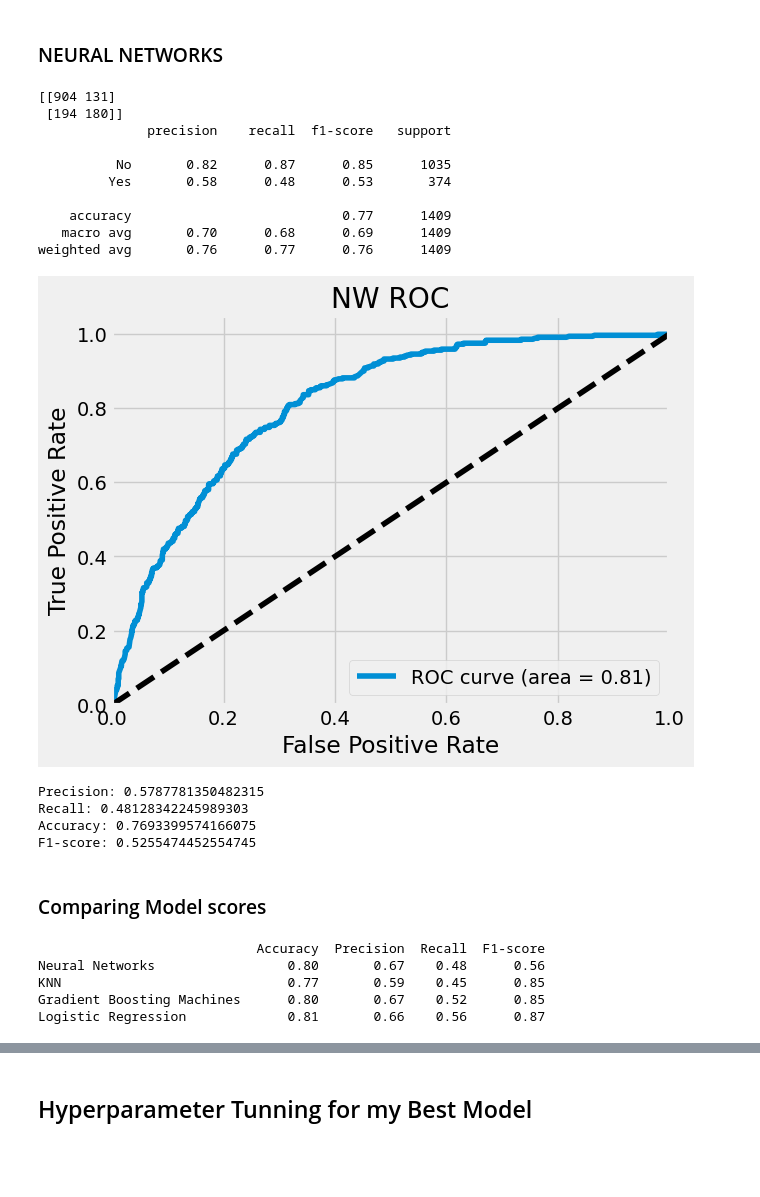
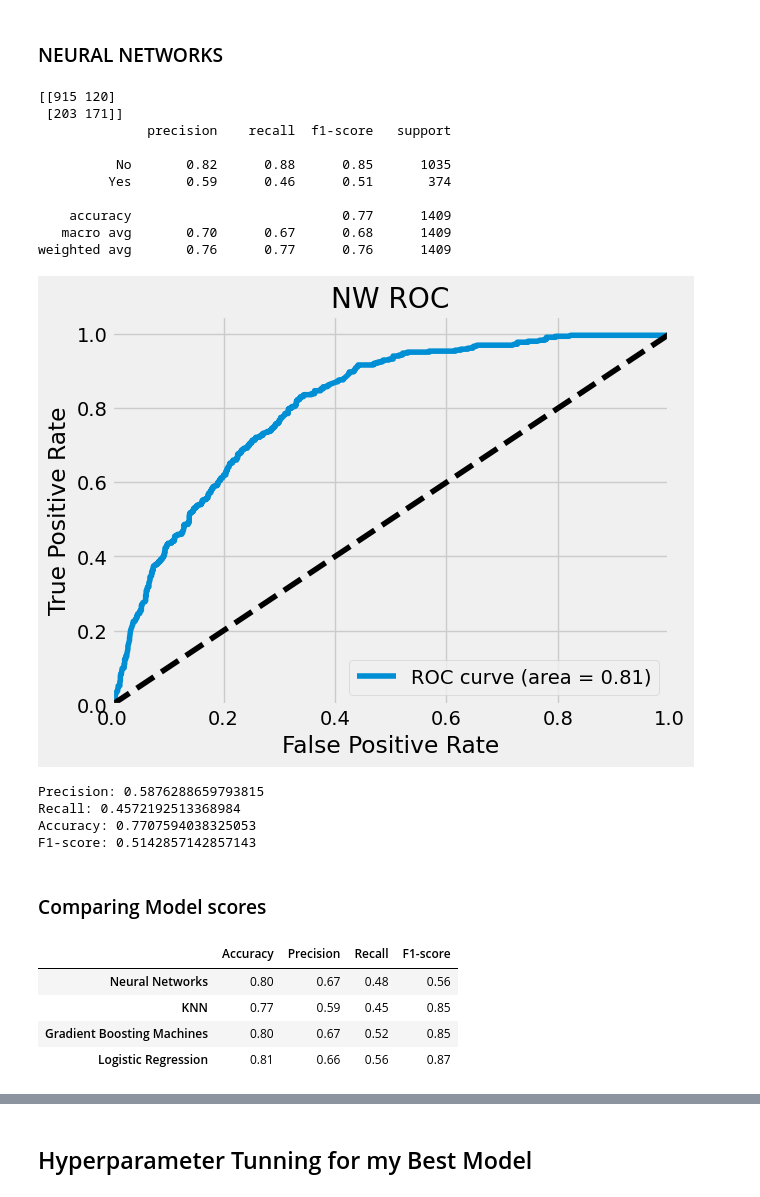
Before and after one commit to elvis-darko/Training-and-Apprenticeship-Portfolio-Projects, a Jupyter notebook: TELCO-CUSTOMER-CHURN/TELECOMMUNICATION-CUSTOMER-CHURN.ipynb, the cells around one changed output, grey strips where cells are left out. Drawn from its saved outputs; the diff is of its cells as text; code cells hidden in the pictures; blank space fills up the shorter version.

```diff
--- a/TELCO-CUSTOMER-CHURN/TELECOMMUNICATION-CUSTOMER-CHURN.ipynb
+++ b/TELCO-CUSTOMER-CHURN/TELECOMMUNICATION-CUSTOMER-CHURN.ipynb
@@ -658,12 +715,11 @@ dtype: int64
 # %% [markdown]
 ### New Features Creation
 # %%
-X_train['total_charges_per_month'] = X_train['TotalCharges'] / X_train['tenure']
-X_test['total_charges_per_month'] = X_test['TotalCharges'] / X_test['tenure']
+X_train['total_charges_per_tenure'] = X_train['TotalCharges'] / X_train['tenure']
+X_eval['total_charges_per_tenure'] = X_eval['TotalCharges'] / X_eval['tenure']
 # %% [markdown]
 ### Features Encoding
 # %%
-
 # Define the columns to be ordinal encoded
 ordinal_cols = ['gender', 'Partner', 'Dependents', 'PhoneService',
                   'MultipleLines', 'InternetService', 'OnlineSecurity',
@@ -671,14 +727,17 @@ ordinal_cols = ['gender', 'Partner', 'Dependents', 'PhoneService',
                   'StreamingTV', 'StreamingMovies', 'Contract',
                   'PaperlessBilling', 'PaymentMethod', 'num_services','is_month_to_month']
 
+
 # Initialize the ordinal encoder
 ordinal_encoder = OrdinalEncoder()
+
 
 # Fit and transform the training set
 X_train = ordinal_encoder.fit_transform(X_train[ordinal_cols])
 
+
 # Transform the tst set using the fitted encoder
-X_test = ordinal_encoder.transform(X_test[ordinal_cols])
+X_eval = ordinal_encoder.transform(X_eval[ordinal_cols])
 # %%
 #X_train = pd.DataFrame(ordinal_encoder.inverse_transform(X_train), columns=ordinal_cols)
 #X_test = pd.DataFrame(ordinal_encoder.inverse_transform(X_test), columns=ordinal_cols)
@@ -692,21 +751,19 @@ scaler = StandardScaler()
 # Fit on the training data
 scaler.fit(X_train)
 
-# Apply the scaler transform to both the training and testing sets
+# Apply the scaler transform to both the training and evaling sets
 X_train_scaled = scaler.transform(X_train)
-X_test_scaled = scaler.transform(X_test)
+X_eval_scaled = scaler.transform(X_eval)
 
-
-from sklearn.impute import SimpleImputer
 
 # Create an instance of the imputer with the desired strategy
 imputer = SimpleImputer(strategy='mean')
 
-# Impute missing values in X_train and X_test
+# Impute missing values in X_train and X_eval
 X_train_imputed = imputer.fit_transform(X_train)
-X_test_imputed = imputer.transform(X_test)
+X_eval_imputed = imputer.transform(X_eval)
 X_train = X_train_imputed
-X_test = X_test_imputed
+X_eval = X_eval_imputed
 # %% [markdown]
 ### Train set Balancing
 # %%
@@ -987,65 +1045,63 @@ mlp = MLPClassifier(hidden_layer_sizes=(10,), max_iter=1000)
 # Fit the MLP model on the training dataset
 mlp.fit(X_train, y_train)
 
-# Make predictions on the test dataset
-y_pred = mlp.predict(X_test)
+# Make predictions on the eval dataset
+y_pred = mlp.predict(X_eval)
 # %%
 # Confusion matrix
-cm = confusion_matrix(y_test, y_pred)
+cm = confusion_matrix(y_eval, y_pred)
 print(cm)
 
 # Classification report
-cr = classification_report(y_test, y_pred)
+cr = classification_report(y_eval, y_pred)
 print(cr)
 
 # ROC Curve
-y_pred_prob = mlp.predict_proba(X_test)[:,1]
-fpr, tpr, thresholds = roc_curve(y_test, y_pred_prob, pos_label='Yes')
-roc_auc = roc_auc_score(y_test, y_pred_prob)
+y_pred_prob = mlp.predict_proba(X_eval)[:,1]
+fpr, tpr, thresholds = roc_curve(y_eval, y_pred_prob, pos_label='Yes')
+roc_auc = roc_auc_score(y_eval, y_pred_prob)
 plt.plot(fpr, tpr, label='ROC curve (area = %0.2f)' % roc_auc)
 plt.plot([0, 1], [0, 1], 'k--')
 plt.xlim([0.0, 1.0])
 plt.ylim([0.0, 1.05])
 plt.xlabel('False Positive Rate')
 plt.ylabel('True Positive Rate')
 plt.title('NW ROC')
 plt.legend(loc="lower right")
 plt.show()
 # %% [output]
-[[904 131]
- [194 180]]
+[[915 120]
+ [203 171]]
               precision    recall  f1-score   support
 
-          No       0.82      0.87      0.85      1035
-         Yes       0.58      0.48      0.53       374
+          No       0.82      0.88      0.85      1035
+         Yes       0.59      0.46      0.51       374
 
     accuracy                           0.77      1409
-   macro avg       0.70      0.68      0.69      1409
+   macro avg       0.70      0.67      0.68      1409
 weighted avg       0.76      0.77      0.76      1409
-[figure, old version]
+[figure, new version]
 # %%
-from sklearn.metrics import precision_score, recall_score, accuracy_score, f1_score
-
 # Calculate precision
-precision = precision_score(y_test, y_pred, pos_label='Yes')
+precision = precision_score(y_eval, y_pred, pos_label='Yes')
 
 # Calculate recall
-recall = recall_score(y_test, y_pred, pos_label='Yes')
+recall = recall_score(y_eval, y_pred, pos_label='Yes')
 
 # Calculate accuracy
-accuracy = accuracy_score(y_test, y_pred)
+accuracy = accuracy_score(y_eval, y_pred)
 
 # Calculate F1-score
-f1 = f1_score(y_test, y_pred, pos_label='Yes')
+f1 = f1_score(y_eval, y_pred, pos_label='Yes')
 print("Precision:", precision)
 print("Recall:", recall)
 print("Accuracy:", accuracy)
 print("F1-score:", f1)
 # %% [output]
-Precision: 0.5787781350482315
-Recall: 0.48128342245989303
-Accuracy: 0.7693399574166075
-F1-score: 0.5255474452554745
+Precision: 0.5876288659793815
+Recall: 0.4572192513368984
+Accuracy: 0.7707594038325053
+F1-score: 0.5142857142857143
 # %% [markdown]
 ### Comparing Model scores
 # %%
@@ -1061,13 +1117,13 @@ customers = pd.DataFrame(data, index=['Accuracy', 'Precision', 'Recall', 'F1-sco
 # Sort the DataFrame in ascending order
 customers_sorted = customers.T.sort_values(by='F1-score', ascending=True)
 
-print(customers_sorted)
+pd.DataFrame(customers_sorted)
 # %% [output]
-                            Accuracy  Precision  Recall  F1-score
-Neural Networks                 0.80       0.67    0.48      0.56
-KNN                             0.77       0.59    0.45      0.85
-Gradient Boosting Machines      0.80       0.67    0.52      0.85
-Logistic Regression             0.81       0.66    0.56      0.87
+|  | Accuracy | Precision | Recall | F1-score |
+| Neural Networks | 0.80 | 0.67 | 0.48 | 0.56 |
+| KNN | 0.77 | 0.59 | 0.45 | 0.85 |
+| Gradient Boosting Machines | 0.80 | 0.67 | 0.52 | 0.85 |
+| Logistic Regression | 0.81 | 0.66 | 0.56 | 0.87 |
 # %% [markdown]
 ### Conclusion Based on the four models choosen
 
```
Also changed, not shown: parts of 52 cells of this notebook.
